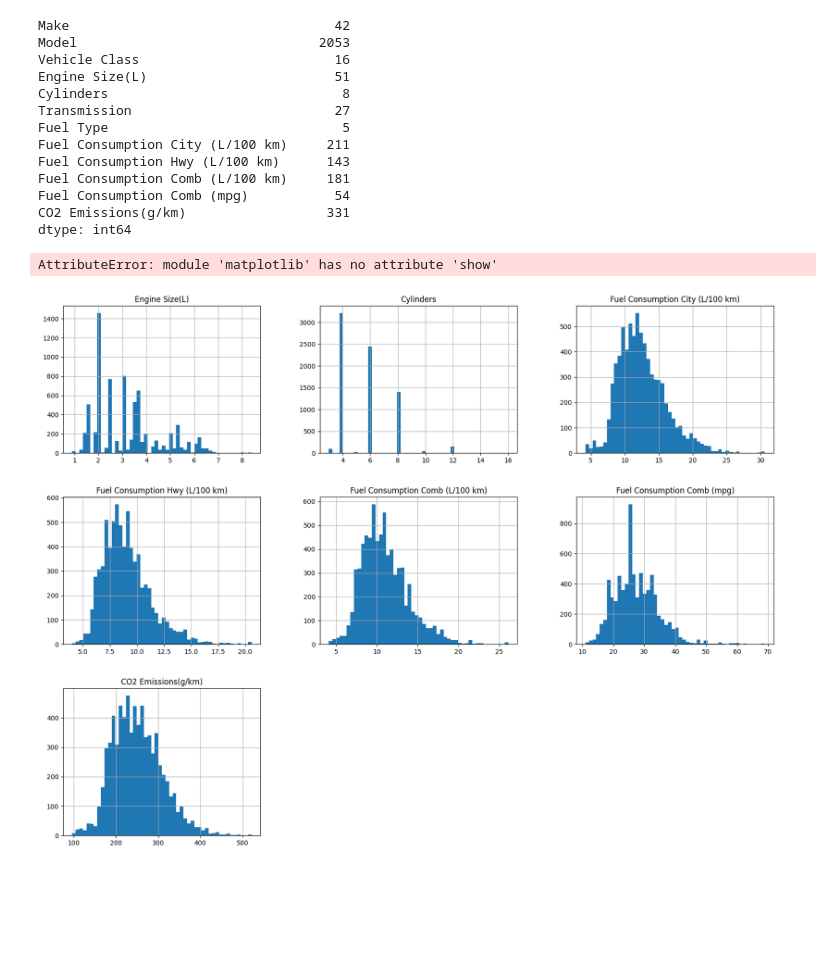
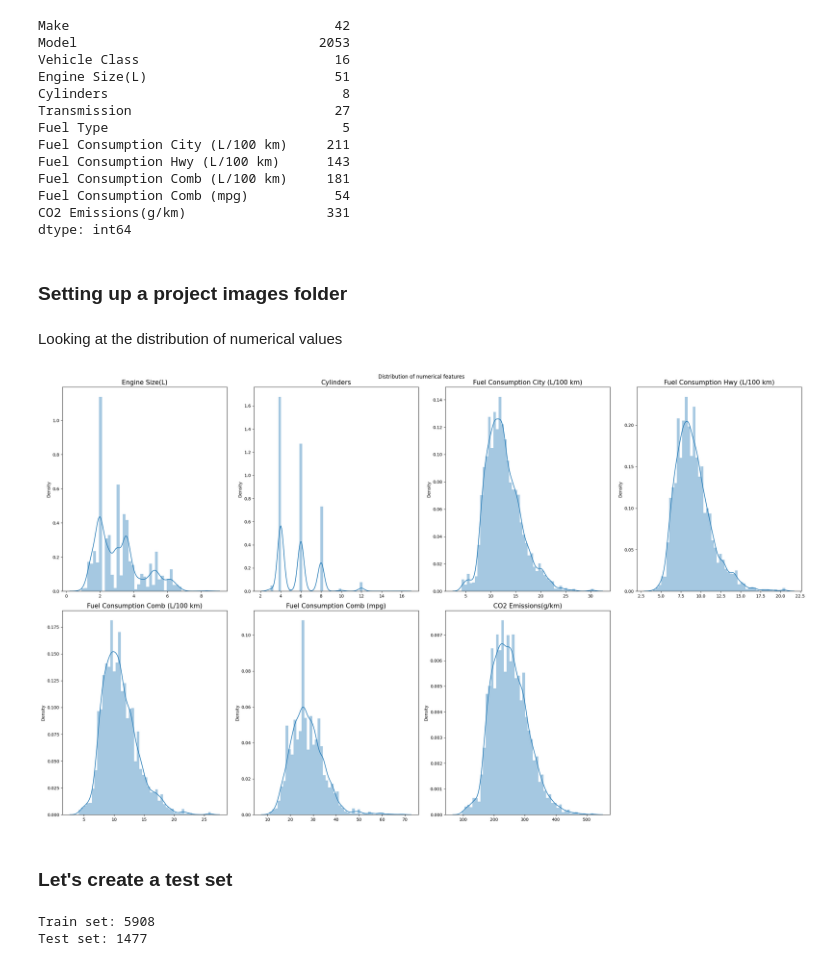
Before and after one commit to lauxpaux/cleanestCars, a Jupyter notebook: exploratory-data-analysis.ipynb, the cells around one changed output. Saved outputs shown, nothing was run; the diff lists cells and outputs as text; code cells hidden in the pictures; blank space fills up the shorter version.

Commit message:
Added distplots of numerical distribution, created test and train sets

```diff
--- a/exploratory-data-analysis.ipynb
+++ b/exploratory-data-analysis.ipynb
@@ -65,9 +70,54 @@ Fuel Consumption Comb (L/100 km)     181
 Fuel Consumption Comb (mpg)           54
 CO2 Emissions(g/km)                  331
 dtype: int64
+# %% [markdown]
+### Setting up a project images folder
+# %%
+
+IMG_PATH = Path() /'images'/'cleanest_cars_project'
+IMG_PATH.mkdir(parents=True, exist_ok=True)
+
+def save_fig(fig_id, tight_layout=True, fig_extension="png", resolution=300):
+    path = IMG_PATH / f"{fig_id}.{fig_extension}"
+    if tight_layout:
+        plt.tight_layout()
+    plt.savefig(path, format=fig_extension, dpi=resolution)
+
+#source: Ageron handson-ml3
+# %% [markdown]
+Looking at the distribution of numerical values
+# %%
+num_cols = ['Engine Size(L)', 'Cylinders', 'Fuel Consumption City (L/100 km)',
+           'Fuel Consumption Hwy (L/100 km)', 'Fuel Consumption Comb (L/100 km)',
+           'Fuel Consumption Comb (mpg)', 'CO2 Emissions(g/km)']
 # %%
-data.hist(bins=50, figsize=(20, 15))
-plt.show()
+numeric_ftrs = data[num_cols]
-# %% [output]
-AttributeError: module 'matplotlib' has no attribute 'show'
-[figure, removed]
+# %%
+%matplotlib inline
+import matplotlib.pyplot as plt
+
+plt.figure(figsize=(25, 15))
+plt.suptitle('Distribution of numerical features')
+plt.subplots_adjust(top=0.93, wspace=0.5)
+
+for i in range(len(num_cols)):
+    plt.subplot(2, 4, i+1)
+    sns.distplot(x=data[num_cols[i]])
+    variable = num_cols[i]
+    plt.title(variable, fontsize=15)
+
+save_fig('numeric_features_distplots')
+plt.show();
+# %% [output]
+[figure, added]
+# %% [markdown]
+### Let's create a test set
+# %%
+from sklearn.model_selection import train_test_split
+
+train_set, test_set = train_test_split(data, test_size=0.2, random_state=42)
+print('Train set:', len(train_set))
+print('Test set:', len(test_set))
+# %% [output]
+Train set: 5908
+Test set: 1477
```
Also changed, not shown: parts of 1 cell of this notebook, 1 other file.
